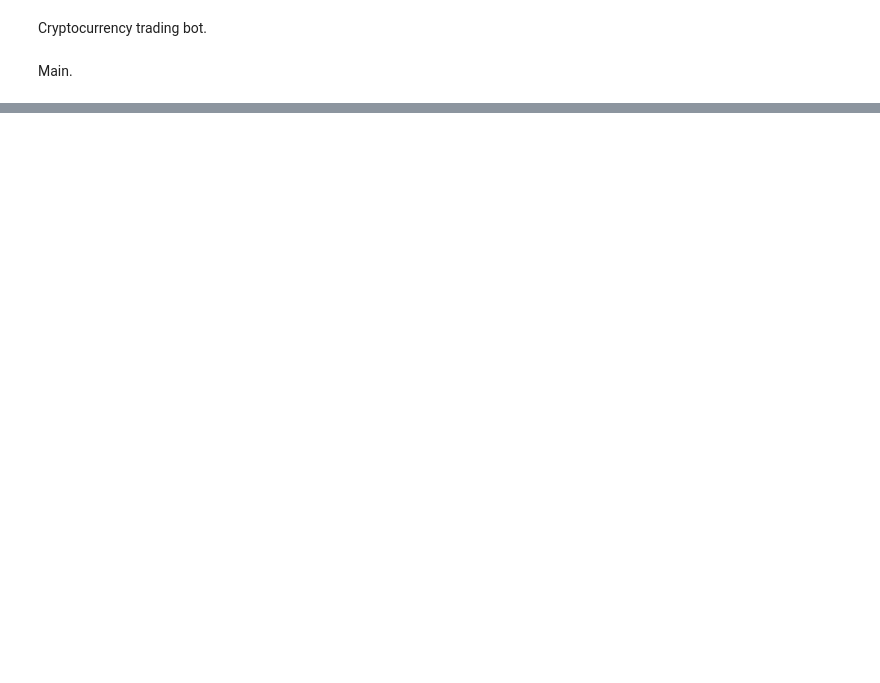
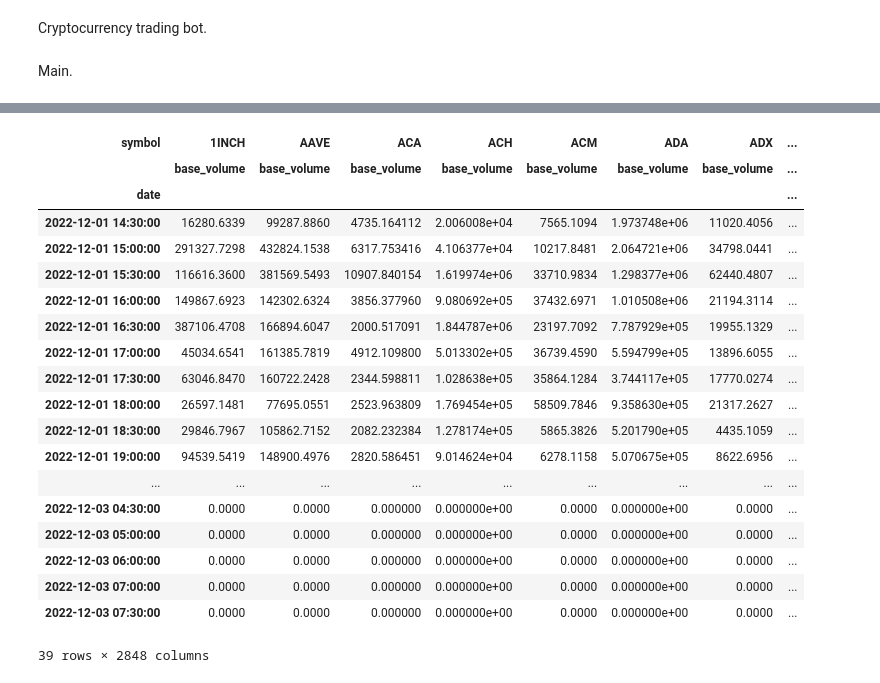
Before and after one commit to Humbleman72/crypto_bot, a Jupyter notebook: crypto_logger_tests.ipynb, the cells around one changed output, grey strips where cells are left out. Saved outputs shown, nothing was run; the diff lists cells and outputs as text; code cells hidden in the pictures; blank space fills up the shorter version.

```diff
--- a/crypto_logger_tests.ipynb
+++ b/crypto_logger_tests.ipynb
@@ -39,0 +72,24 @@ df_output_1d
+# %%
+df_output_30min = output_30min.maybe_get_from_file(dataset=None, inputs=False, screened=False)
+df_output_30min
+# %% [output]
+| symbol | 1INCH | AAVE | ACA | ACH | ACM | ADA | ADX | ... |
+|  | base_volume | base_volume | base_volume | base_volume | base_volume | base_volume | base_volume | ... |
+| date |  |  |  |  |  |  |  | ... |
+| 2022-12-01 14:30:00 | 16280.6339 | 99287.8860 | 4735.164112 | 2.006008e+04 | 7565.1094 | 1.973748e+06 | 11020.4056 | ... |
+| 2022-12-01 15:00:00 | 291327.7298 | 432824.1538 | 6317.753416 | 4.106377e+04 | 10217.8481 | 2.064721e+06 | 34798.0441 | ... |
+| 2022-12-01 15:30:00 | 116616.3600 | 381569.5493 | 10907.840154 | 1.619974e+06 | 33710.9834 | 1.298377e+06 | 62440.4807 | ... |
+| 2022-12-01 16:00:00 | 149867.6923 | 142302.6324 | 3856.377960 | 9.080692e+05 | 37432.6971 | 1.010508e+06 | 21194.3114 | ... |
+| 2022-12-01 16:30:00 | 387106.4708 | 166894.6047 | 2000.517091 | 1.844787e+06 | 23197.7092 | 7.787929e+05 | 19955.1329 | ... |
+| 2022-12-01 17:00:00 | 45034.6541 | 161385.7819 | 4912.109800 | 5.013302e+05 | 36739.4590 | 5.594799e+05 | 13896.6055 | ... |
+| 2022-12-01 17:30:00 | 63046.8470 | 160722.2428 | 2344.598811 | 1.028638e+05 | 35864.1284 | 3.744117e+05 | 17770.0274 | ... |
+| 2022-12-01 18:00:00 | 26597.1481 | 77695.0551 | 2523.963809 | 1.769454e+05 | 58509.7846 | 9.358630e+05 | 21317.2627 | ... |
+| 2022-12-01 18:30:00 | 29846.7967 | 105862.7152 | 2082.232384 | 1.278174e+05 | 5865.3826 | 5.201790e+05 | 4435.1059 | ... |
+| 2022-12-01 19:00:00 | 94539.5419 | 148900.4976 | 2820.586451 | 9.014624e+04 | 6278.1158 | 5.070675e+05 | 8622.6956 | ... |
+| ... | ... | ... | ... | ... | ... | ... | ... | ... |
+| 2022-12-03 04:30:00 | 0.0000 | 0.0000 | 0.000000 | 0.000000e+00 | 0.0000 | 0.000000e+00 | 0.0000 | ... |
+| 2022-12-03 05:00:00 | 0.0000 | 0.0000 | 0.000000 | 0.000000e+00 | 0.0000 | 0.000000e+00 | 0.0000 | ... |
+| 2022-12-03 06:00:00 | 0.0000 | 0.0000 | 0.000000 | 0.000000e+00 | 0.0000 | 0.000000e+00 | 0.0000 | ... |
+| 2022-12-03 07:00:00 | 0.0000 | 0.0000 | 0.000000 | 0.000000e+00 | 0.0000 | 0.000000e+00 | 0.0000 | ... |
+| 2022-12-03 07:30:00 | 0.0000 | 0.0000 | 0.000000 | 0.000000e+00 | 0.0000 | 0.000000e+00 | 0.0000 | ... |
+39 rows × 2848 columns
```
Also changed, not shown: parts of 28 cells of this notebook, 5 other files.
